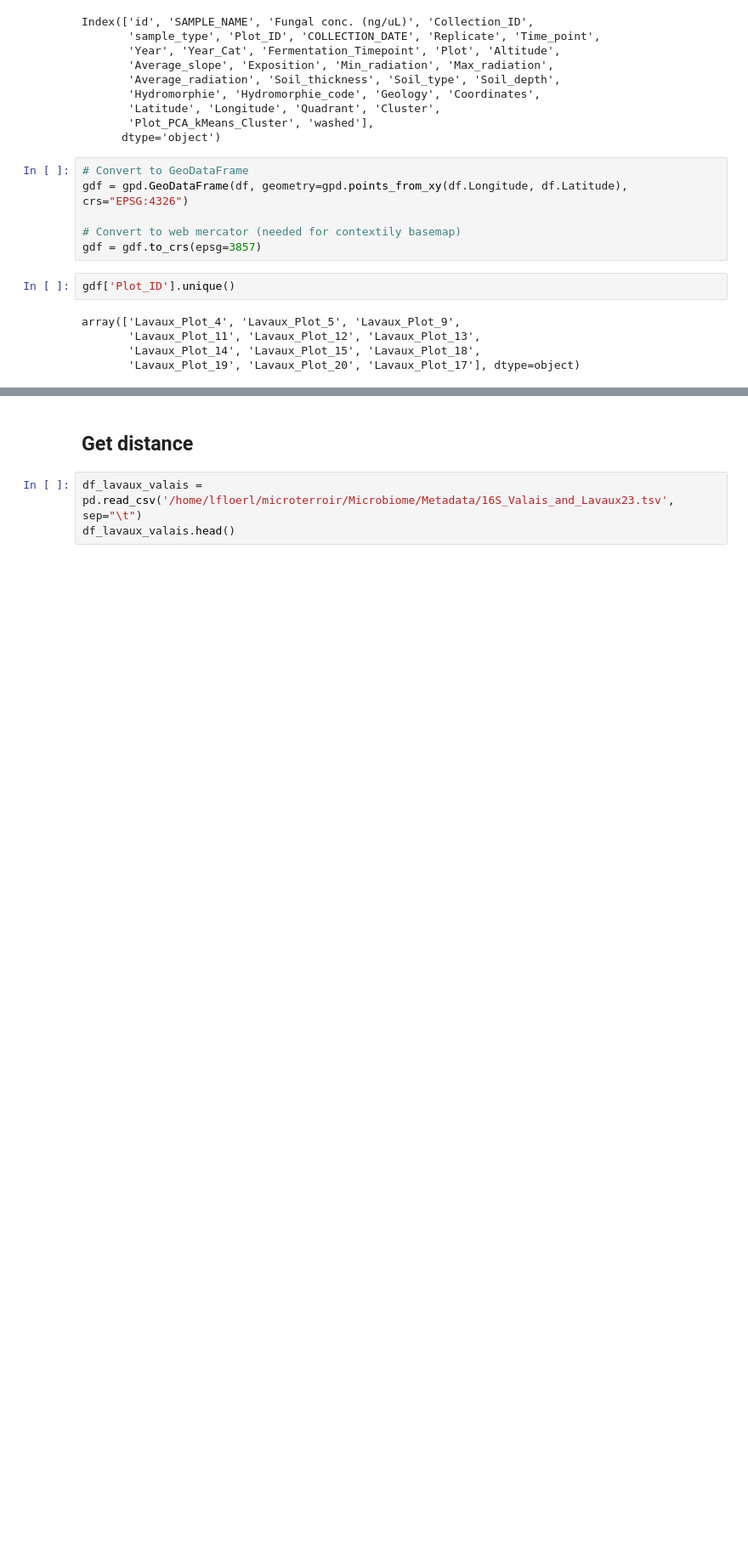
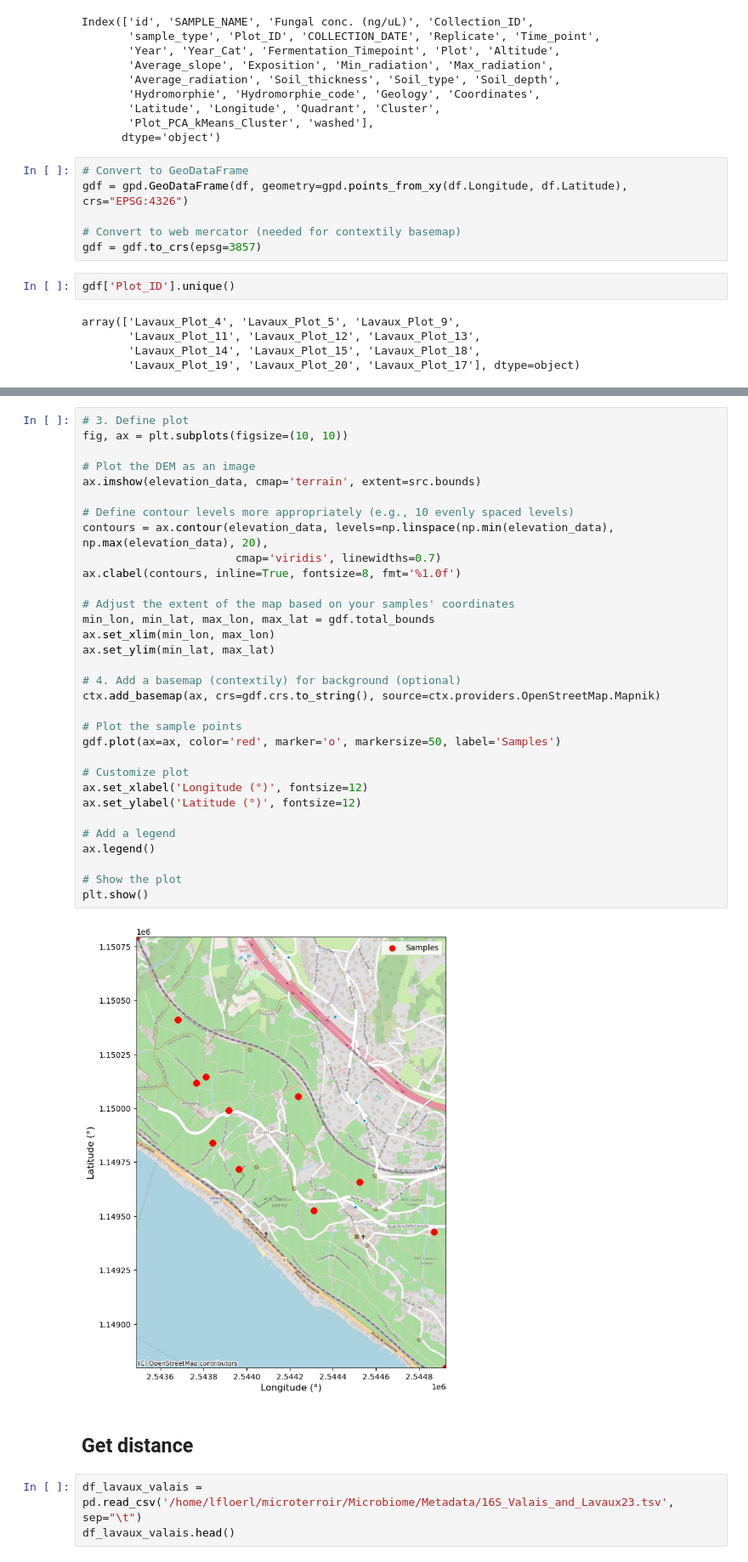
Before and after one commit to bokulich-publications/microterroir, a Jupyter notebook: Microbiome/Metadata/Map.ipynb, the cells around one changed output, grey strips where cells are left out. Shown at 85% size. Saved outputs shown, nothing was run; the diff lists cells and outputs as text; blank space fills up the shorter version.

```diff
--- a/Microbiome/Metadata/Map.ipynb
+++ b/Microbiome/Metadata/Map.ipynb
@@ -78,3 +100,37 @@ plt.show()
+# %%
+# 3. Define plot
+fig, ax = plt.subplots(figsize=(10, 10))
+
+# Plot the DEM as an image
+ax.imshow(elevation_data, cmap='terrain', extent=src.bounds)
+
+# Define contour levels more appropriately (e.g., 10 evenly spaced levels)
+contours = ax.contour(elevation_data, levels=np.linspace(np.min(elevation_data), np.max(elevation_data), 20),
+                       cmap='viridis', linewidths=0.7)
+ax.clabel(contours, inline=True, fontsize=8, fmt='%1.0f')
+
+# Adjust the extent of the map based on your samples' coordinates
+min_lon, min_lat, max_lon, max_lat = gdf.total_bounds
+ax.set_xlim(min_lon, max_lon)
+ax.set_ylim(min_lat, max_lat)
+
+# 4. Add a basemap (contextily) for background (optional)
+ctx.add_basemap(ax, crs=gdf.crs.to_string(), source=ctx.providers.OpenStreetMap.Mapnik)
+
+# Plot the sample points
+gdf.plot(ax=ax, color='red', marker='o', markersize=50, label='Samples')
+
+# Customize plot
+ax.set_xlabel('Longitude (°)', fontsize=12)
+ax.set_ylabel('Latitude (°)', fontsize=12)
+
+# Add a legend
+ax.legend()
+
+# Show the plot
+plt.show()
+# %% [output]
+[figure, added]
 # %% [markdown]
 ## Get distance
 # %%
```
Also changed, not shown: parts of 10 cells of this notebook, 6 other files.
